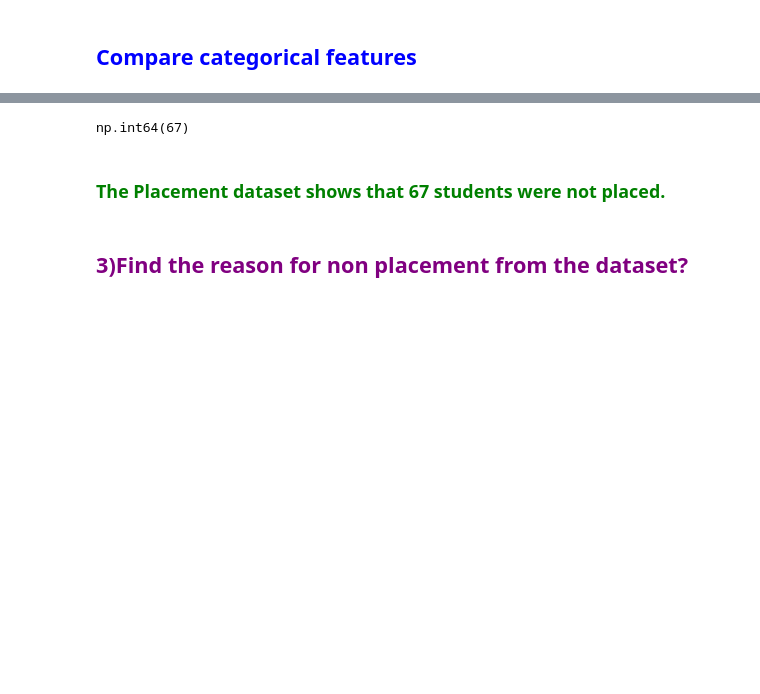
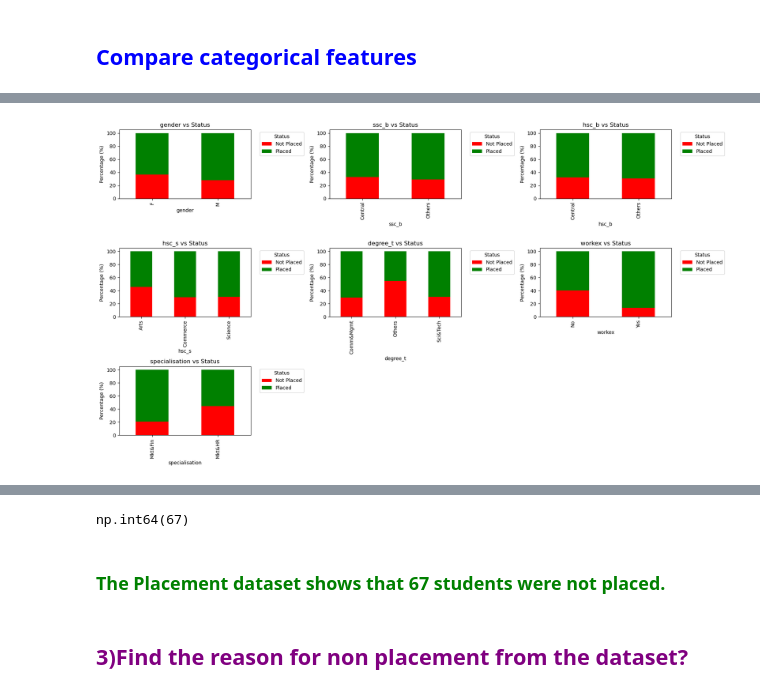
Before and after one commit to aisubramani/Hope_Ai_Assignment, a Jupyter notebook: Week5_2_Data_Science_Bivariate_Analysis/4_ANOVA/Assignment_data_analysis.ipynb, the cells around one changed output, grey strips where cells are left out. Cells and saved outputs as stored; diff of their text form; code cells hidden in the pictures; blank space fills up the shorter version.

```diff
--- a/Week5_2_Data_Science_Bivariate_Analysis/4_ANOVA/Assignment_data_analysis.ipynb
+++ b/Week5_2_Data_Science_Bivariate_Analysis/4_ANOVA/Assignment_data_analysis.ipynb
@@ -134,20 +162,0 @@ Mkt&HR           44.210526  55.789474
-# %%
-import pandas as pd
-
-categorical_cols = ['gender','ssc_b','hsc_b','hsc_s','degree_t','workex','specialisation']
-
-for col in categorical_cols:
-    print(f"\nColumn: {col}")
-
-    # Create crosstab with percentages
-    ctab = pd.crosstab(dataset[col], dataset['status'], normalize='index') * 100
-
-    # Add a column for difference between 'Placed' and 'Not Placed' percentages
-    if 'Placed' in ctab.columns and 'Not Placed' in ctab.columns:
-        ctab['Difference'] = ctab['Placed'] - ctab['Not Placed']
-    elif 'Placed' in ctab.columns:
-        ctab['Difference'] = ctab['Placed']
-    elif 'Not Placed' in ctab.columns:
-        ctab['Difference'] = -ctab['Not Placed']
-
-    print(ctab.round(2))
@@ -199,0 +165,39 @@ plt.show()
+# %%
+import pandas as pd
+import matplotlib.pyplot as plt
+
+# Columns to analyze
+columns = ['gender', 'ssc_b', 'hsc_b', 'hsc_s', 'degree_t', 'workex', 'specialisation']
+
+# Create 3x3 grid (9 subplots, but we'll use only 7)
+fig, axs = plt.subplots(3, 3, figsize=(18, 10))
+axs = axs.flatten()  # Flatten for easy iteration
+
+# Define colors
+colors = {'Placed': 'green', 'Not Placed': 'red'}
+
+# Loop through all columns
+for i, col in enumerate(columns):
+    # Crosstab as percentages
+    ctab = pd.crosstab(dataset[col], dataset['status'], normalize='index') * 100
+
+    # Plot stacked bar chart
+    ctab.plot(
+        kind='bar',
+        stacked=True,
+        ax=axs[i],
+        color=[colors.get(x, 'gray') for x in ctab.columns]
+    )
+
+    axs[i].set_title(f"{col} vs Status", fontsize=12)
+    axs[i].set_ylabel("Percentage (%)")
+    axs[i].legend(title='Status', bbox_to_anchor=(1.05, 1), loc='upper left')
+
+# Remove any unused subplots
+for j in range(len(columns), len(axs)):
+    fig.delaxes(axs[j])
+
+plt.tight_layout()
+plt.show()
+# %% [output]
+[figure, added]
```
Also changed, not shown: parts of 12 cells of this notebook.
